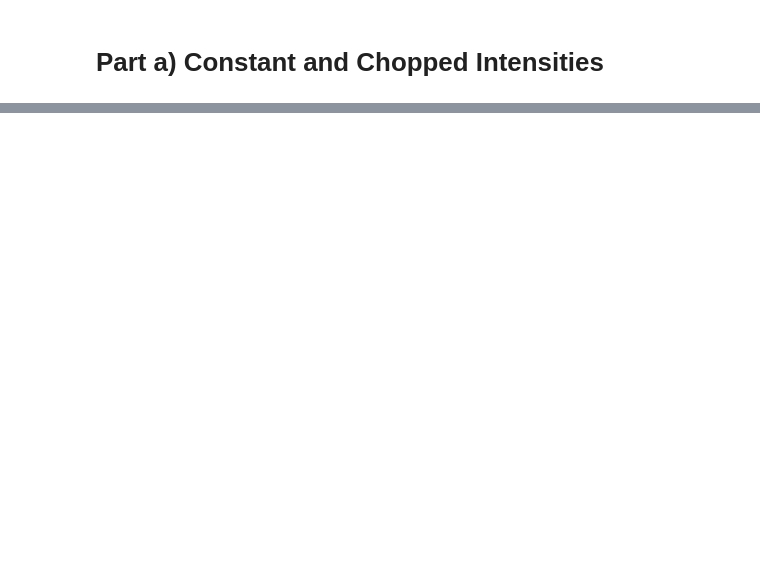
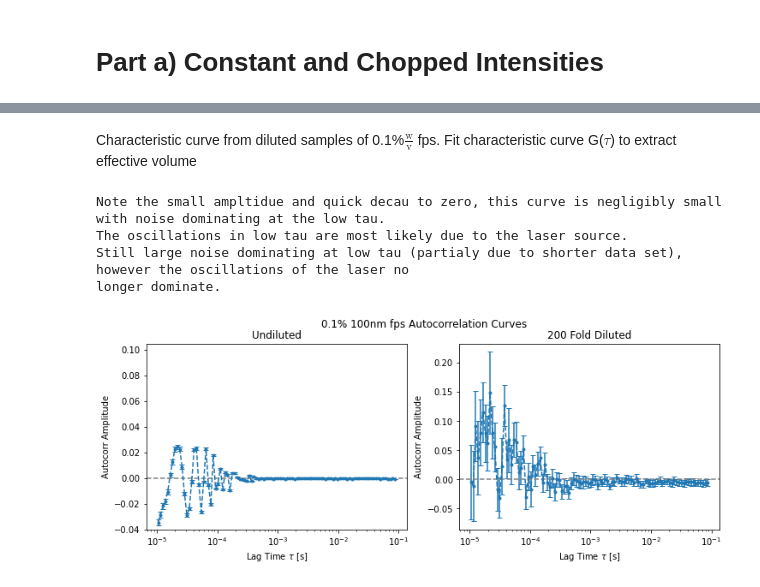
Before and after one commit to Ham0osh/Phys332W-FCS, a Jupyter notebook: analysis.ipynb, the cells around one changed output, grey strips where cells are left out. Cells and saved outputs as stored; diff of their text form; code cells hidden in the pictures; blank space fills up the shorter version.

```diff
--- a/analysis.ipynb
+++ b/analysis.ipynb
@@ -86 +227,35 @@ ax.set(xscale='log');
+# %% [markdown]
+Characteristic curve from diluted samples of 0.1%$\frac{\textrm{w}}{\textrm{v}}$ fps. Fit characteristic curve G($\tau$) to extract effective volume
+# %%
+# Sample A & C (Undiluted and 200 fold fps)
+fig = plt.figure(figsize = (12,4))
+gs = fig.add_gridspec(1,2, hspace=0,wspace = 0.2)
+ax1, ax2 = gs.subplots(sharex=True)
+fig.suptitle("0.1% 100nm fps Autocorrelation Curves")
+
+# Sample A
+filename = '/work/data/trial2_pure_fps.txt'
+tau, correlation, err = np.genfromtxt(filename, skip_header = 23, unpack = True)
+ax1.errorbar(tau,correlation, yerr = err, fmt = '--.', capsize = 3)
+ax1.axhline(0,ls='--',color = "Grey")
+ax1.set( xlabel = r"Lag Time $\tau$ [s]", ylabel = "Autocorr Amplitude",
+        title = "Undiluted", xscale = 'log',
+        ylim = (-0.04,0.105));
+
+# Sample B
+filename = '/work/data/200fold_fps_1.txt'
+tau, correlation, err = np.genfromtxt(filename, skip_header = 23, unpack = True)
+ax2.errorbar(tau,correlation, yerr = err, fmt = '--.', capsize = 3)
+ax2.axhline(0,ls='--',color = "Grey")
+ax2.set( xlabel = r"Lag Time $\tau$ [s]", ylabel = "Autocorr Amplitude",
+        title = "200 Fold Diluted", xscale = 'log');
+
+print("Note the small ampltidue and quick decau to zero, this curve is negligibly small with noise dominating at the low tau.\nThe oscillations in low tau are most likely due to the laser source.")
+print("Still large noise dominating at low tau (partialy due to shorter data set), however the oscillations of the laser no\nlonger dominate.")
+# %% [output]
+Note the small ampltidue and quick decau to zero, this curve is negligibly small with noise dominating at the low tau.
+The oscillations in low tau are most likely due to the laser source.
+Still large noise dominating at low tau (partialy due to shorter data set), however the oscillations of the laser no
+longer dominate.
+[figure, added]
 # %%
```
Also changed, not shown: parts of 16 cells of this notebook, 23 other files.
